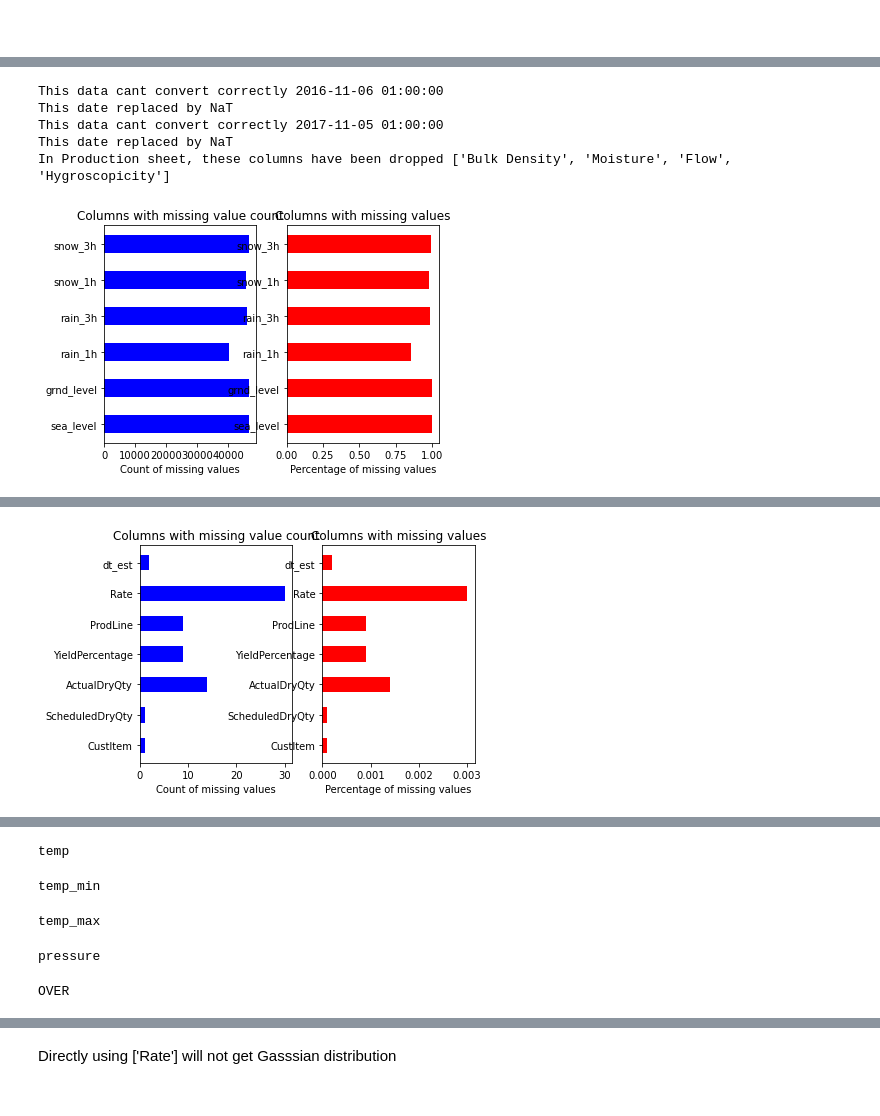
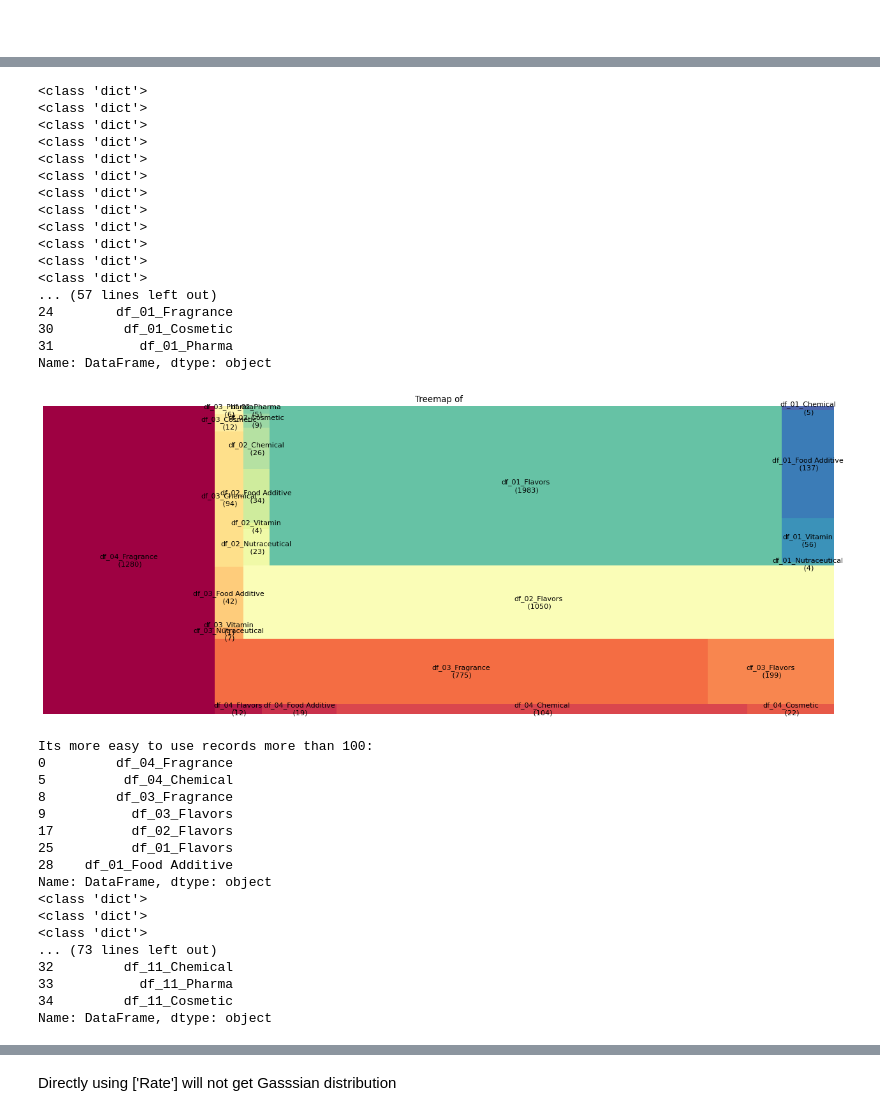
Before and after one commit to L3P3titPrince/Spray_Weather_Forecast, a Jupyter notebook: 21_Weather.ipynb, the cells around one changed output, grey strips where cells are left out. Saved outputs shown, nothing was run; the diff lists cells and outputs as text; code cells hidden in the pictures.

Commit message:
April 2nd 2021 Add new function in split_compile

```diff
--- a/21_Weather.ipynb
+++ b/21_Weather.ipynb
@@ -1257,6 +1513,9 @@ class FeatureEngineer(HyperParamters):
 # from class_33_eda import EDA
 # from class_35_merge_data import MergeData
 # from class_41_feature_engineering import FeatureEngineer
+# from class_42_nn_preprocess import NNPreProcess
+
+import pandas as pd
 
 import bar_chart_race as bcr
 
@@ -1265,7 +1524,7 @@ def main():
     We use this function to call process one by one.
     """
 
-
+    """
     # ***********************import******************************
     class_import = ImportData()
     # If you don't have csv file, you should run this line first. Reading csv is more quick than excel
@@ -1322,38 +1581,91 @@ def main():
     #*******************3.5 MergeDate************************
     class_merge = MergeData()
     # if you need use self.df_multi in the next line, you need call function to product self.multi first
     df_multi = class_merge.row_proliferate(df_product_6)
     # identify this is only belong to
     df_nj, df_pa = class_merge.merge_location(df_product_6, df_nj_weather_6, df_pa_weather_6)
 
     #********************4.1 Feature Enginnering**************************
     class_fe = FeatureEngineer()
     # using feature_eng() function to produce a new df with new feature per records (not multi records but groupby)
     df_prod_nj, df_prod_pa = class_fe.feature_eng(df_product_6, df_nj, df_pa)
+    """
+
+
+
+
+    #--------------------------------WARNING-----------------------------------
+    #--------------------------------WARNING-----------------------------------
+    #********************************INTERUPT FOR SPPED UP RUNNING TIME ************************
+    # restore into 03_data
+    df_prod_nj.to_csv('03_data/34_df_prod_nj.csv', index=False)
+    df_prod_pa.to_csv('03_data/35_df_prod_pa.csv', index=False)
+    # to read fast
+    # df_prod_nj = pd.read_csv('03_data/34_df_prod_nj.csv')
+    # df_prod_pa = pd.read_csv('03_data/35_df_prod_pa.csv')
+    #***********************************************************************************************
+    #--------------------------------WARNING-----------------------------------
+    #--------------------------------WARNING-----------------------------------
+
+
+    #*******************4.2 Split into sub dataframe*************************
+    class_nn_pre = NNPreProcess()
+    dict_prod_nj, df_pie_nj = class_nn_pre.split_df(df_prod_nj)
+    dict_prod_pa, df_pie_pa = class_nn_pre.split_df(df_prod_pa)
+
 
 
 
     return (df_product_1, df_nj_weather_1, df_pa_weather_1, df_product_2, df_nj_weather_2, df_pa_weather_2,
             df_product_3, df_nj_weather_3, df_pa_weather_3, df_product_4, df_product_5, df_dropped, df_outlier,
             df_product_6, df_nj_weather_6, df_pa_weather_6,
-            df_multi, df_nj, df_pa, df_prod_nj, df_prod_pa)
+            df_multi, df_nj, df_pa, df_prod_nj, df_prod_pa, dict_prod_nj, df_pie_nj , dict_prod_pa, df_pie_pa)
 
 
 
 if __name__=="__main__":
     """:arg
 
     """
     (df_product_1, df_nj_weather_1, df_pa_weather_1, df_product_2, df_nj_weather_2, df_pa_weather_2,
      df_product_3, df_nj_weather_3, df_pa_weather_3, df_product_4, df_product_5, df_dropped, df_outlier,
      df_product_6, df_nj_weather_6, df_pa_weather_6,
-     df_multi, df_nj, df_pa, df_prod_nj, df_prod_pa) = main()
+     df_multi, df_nj, df_pa, df_prod_nj, df_prod_pa, dict_prod_nj, df_pie_nj , dict_prod_pa, df_pie_pa) = main()
 
     print("OVER")
 # %% [output]
-This data cant convert correctly 2016-11-06 01:00:00
-This date replaced by NaT
-This data cant convert correctly 2017-11-05 01:00:00
-This date replaced by NaT
-In Production sheet, these columns have been dropped ['Bulk Density', 'Moisture', 'Flow', 'Hygroscopicity']
+<class 'dict'>
+<class 'dict'>
+<class 'dict'>
+<class 'dict'>
+<class 'dict'>
+<class 'dict'>
+<class 'dict'>
+<class 'dict'>
+<class 'dict'>
+<class 'dict'>
+<class 'dict'>
+<class 'dict'>
+... (57 lines left out)
+24        df_01_Fragrance
+30         df_01_Cosmetic
+31           df_01_Pharma
+Name: DataFrame, dtype: object
-[figure, old version]
+[figure, new version]
+Its more easy to use records more than 100:
+0         df_04_Fragrance
+5          df_04_Chemical
+8         df_03_Fragrance
+9           df_03_Flavors
+17          df_02_Flavors
+25          df_01_Flavors
+28    df_01_Food Additive
+Name: DataFrame, dtype: object
+<class 'dict'>
+<class 'dict'>
+<class 'dict'>
+... (73 lines left out)
+32         df_11_Chemical
+33           df_11_Pharma
+34         df_11_Cosmetic
+Name: DataFrame, dtype: object
@@ -1361 +1672,0 @@ In Production sheet, these columns have been dropped ['Bulk Density', 'Moisture'
-[figure, removed]
@@ -1380,5 +1681,0 @@ humidity
-temp
-temp_min
-temp_max
-pressure
-OVER
```
Also changed, not shown: parts of 251 cells of this notebook.
